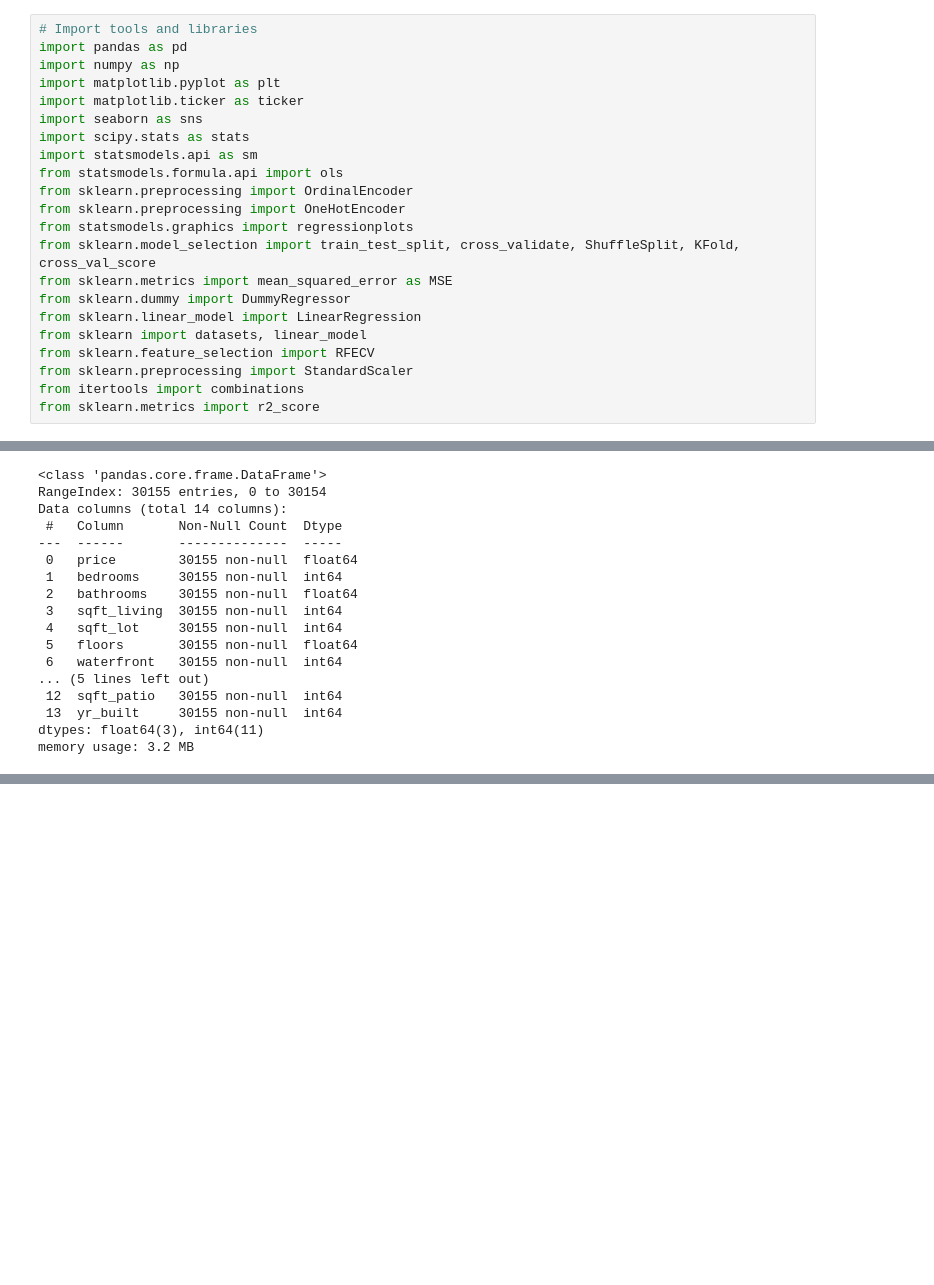
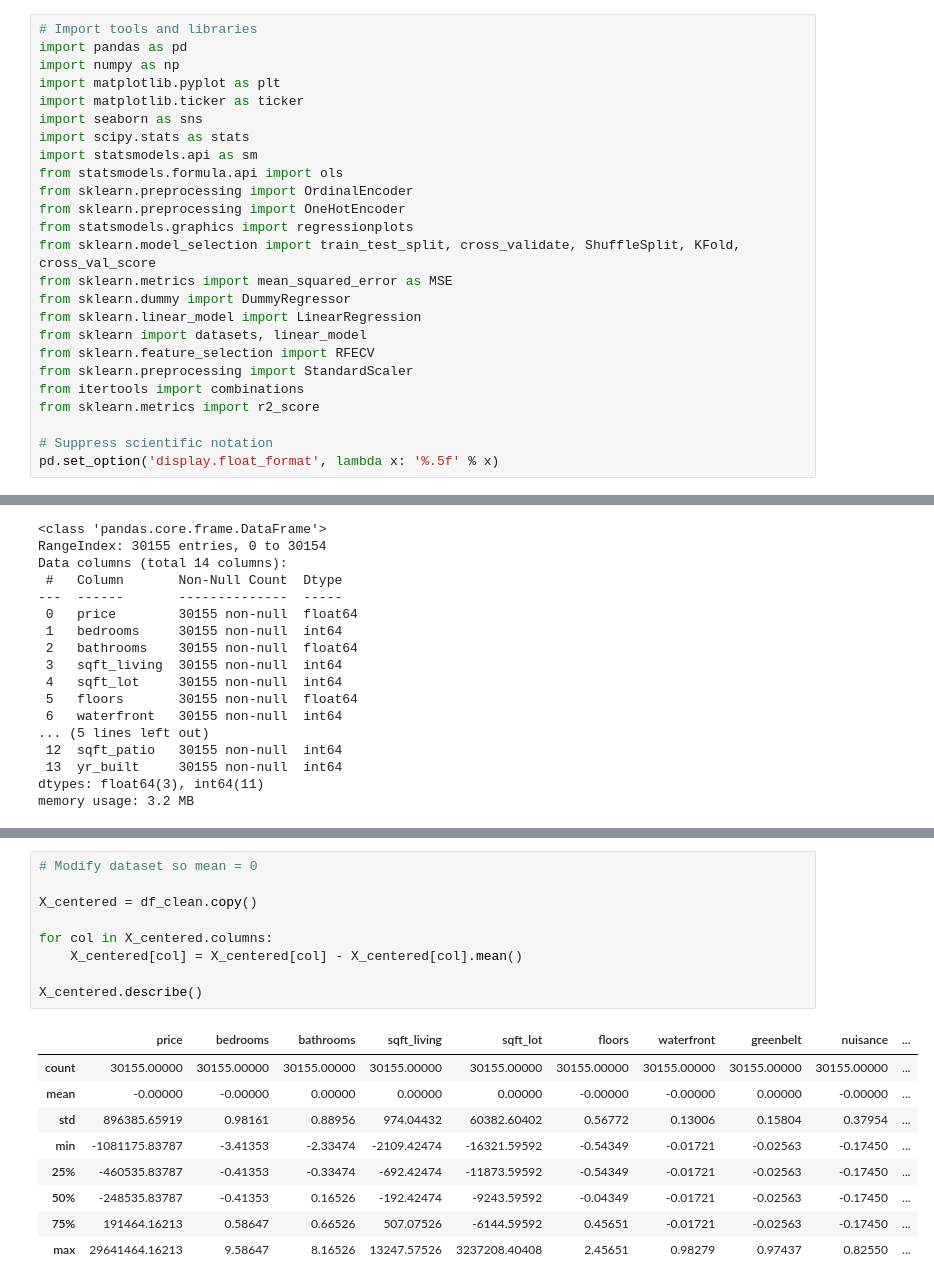
Before and after one commit to russelltblanch1993/PSRproject2, a Jupyter notebook: test_notebook_pas.ipynb, the cells around one changed output, grey strips where cells are left out. Cells and saved outputs as stored; diff of their text form; blank space fills up the shorter version.

```diff
--- a/test_notebook_pas.ipynb
+++ b/test_notebook_pas.ipynb
@@ -29,6 +29,9 @@ from sklearn.feature_selection import RFECV
 from sklearn.preprocessing import StandardScaler
 from itertools import combinations
 from sklearn.metrics import r2_score
+
+# Suppress scientific notation
+pd.set_option('display.float_format', lambda x: '%.5f' % x)
 # %%
 # Import main dataframe
 df = pd.read_csv('data/kc_house_data.csv')
@@ -168,0 +201,19 @@ sns.heatmap(df_clean.corr(), annot=True);
+# %%
+# Modify dataset so mean = 0
+
+X_centered = df_clean.copy()
+
+for col in X_centered.columns:
+    X_centered[col] = X_centered[col] - X_centered[col].mean()
+
+X_centered.describe()
+# %% [output]
+|  | price | bedrooms | bathrooms | sqft_living | sqft_lot | floors | waterfront | greenbelt | nuisance | ... |
+| count | 30155.00000 | 30155.00000 | 30155.00000 | 30155.00000 | 30155.00000 | 30155.00000 | 30155.00000 | 30155.00000 | 30155.00000 | ... |
+| mean | -0.00000 | -0.00000 | 0.00000 | 0.00000 | 0.00000 | -0.00000 | -0.00000 | 0.00000 | -0.00000 | ... |
+| std | 896385.65919 | 0.98161 | 0.88956 | 974.04432 | 60382.60402 | 0.56772 | 0.13006 | 0.15804 | 0.37954 | ... |
+| min | -1081175.83787 | -3.41353 | -2.33474 | -2109.42474 | -16321.59592 | -0.54349 | -0.01721 | -0.02563 | -0.17450 | ... |
+| 25% | -460535.83787 | -0.41353 | -0.33474 | -692.42474 | -11873.59592 | -0.54349 | -0.01721 | -0.02563 | -0.17450 | ... |
+| 50% | -248535.83787 | -0.41353 | 0.16526 | -192.42474 | -9243.59592 | -0.04349 | -0.01721 | -0.02563 | -0.17450 | ... |
+| 75% | 191464.16213 | 0.58647 | 0.66526 | 507.07526 | -6144.59592 | 0.45651 | -0.01721 | -0.02563 | -0.17450 | ... |
+| max | 29641464.16213 | 9.58647 | 8.16526 | 13247.57526 | 3237208.40408 | 2.45651 | 0.98279 | 0.97437 | 0.82550 | ... |
```
Also changed, not shown: parts of 36 cells of this notebook.
